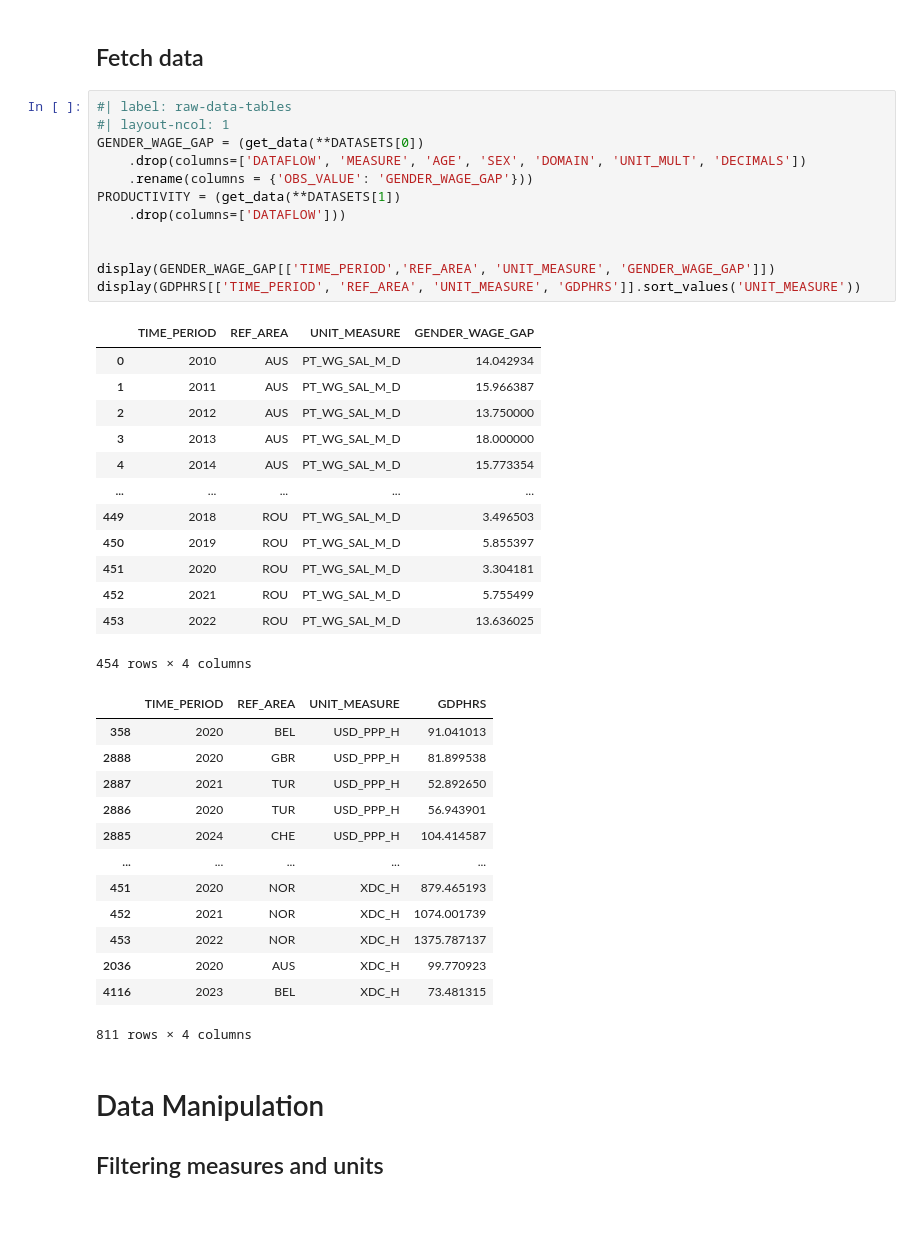
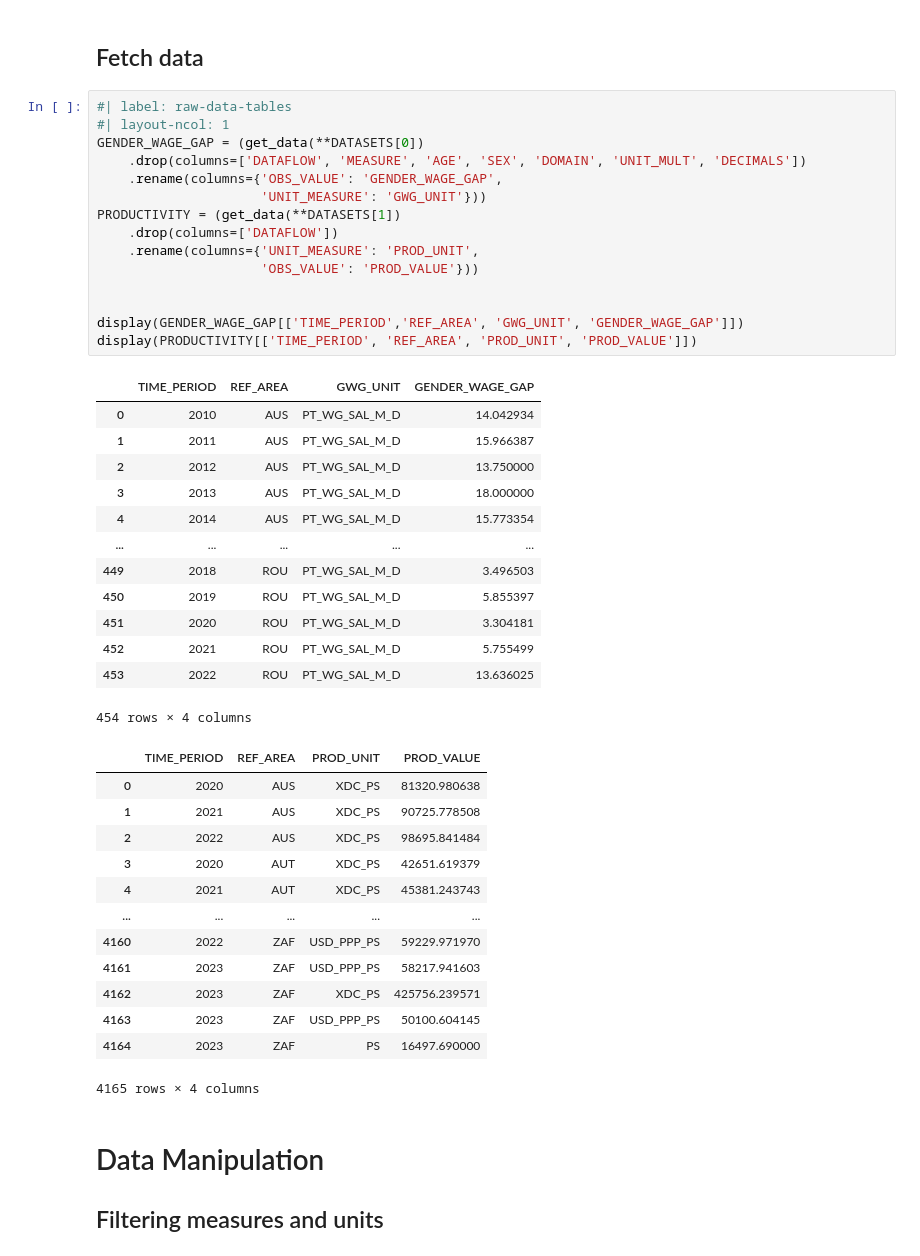
Before and after one commit to OsKaR31415/analyse_de_donnees_projet_1, a Jupyter notebook: report.ipynb, the cells around one changed output. Drawn from its saved outputs; the diff is of its cells as text; blank space fills up the shorter version.

```diff
--- a/report.ipynb
+++ b/report.ipynb
@@ -65,42 +66,45 @@ DATASETS = [
 # %%
 #| label: raw-data-tables
 #| layout-ncol: 1
 GENDER_WAGE_GAP = (get_data(**DATASETS[0])
     .drop(columns=['DATAFLOW', 'MEASURE', 'AGE', 'SEX', 'DOMAIN', 'UNIT_MULT', 'DECIMALS'])
-    .rename(columns = {'OBS_VALUE': 'GENDER_WAGE_GAP'}))
+    .rename(columns={'OBS_VALUE': 'GENDER_WAGE_GAP',
+                     'UNIT_MEASURE': 'GWG_UNIT'}))
 PRODUCTIVITY = (get_data(**DATASETS[1])
-    .drop(columns=['DATAFLOW']))
+    .drop(columns=['DATAFLOW'])
+    .rename(columns={'UNIT_MEASURE': 'PROD_UNIT',
+                     'OBS_VALUE': 'PROD_VALUE'}))
 
 
-display(GENDER_WAGE_GAP[['TIME_PERIOD','REF_AREA', 'UNIT_MEASURE', 'GENDER_WAGE_GAP']])
-display(GDPHRS[['TIME_PERIOD', 'REF_AREA', 'UNIT_MEASURE', 'GDPHRS']].sort_values('UNIT_MEASURE'))
+display(GENDER_WAGE_GAP[['TIME_PERIOD','REF_AREA', 'GWG_UNIT', 'GENDER_WAGE_GAP']])
+display(PRODUCTIVITY[['TIME_PERIOD', 'REF_AREA', 'PROD_UNIT', 'PROD_VALUE']])
 # %% [output]
-|  | TIME_PERIOD | REF_AREA | UNIT_MEASURE | GENDER_WAGE_GAP |
+|  | TIME_PERIOD | REF_AREA | GWG_UNIT | GENDER_WAGE_GAP |
 | 0 | 2010 | AUS | PT_WG_SAL_M_D | 14.042934 |
 | 1 | 2011 | AUS | PT_WG_SAL_M_D | 15.966387 |
 | 2 | 2012 | AUS | PT_WG_SAL_M_D | 13.750000 |
 | 3 | 2013 | AUS | PT_WG_SAL_M_D | 18.000000 |
 | 4 | 2014 | AUS | PT_WG_SAL_M_D | 15.773354 |
 | ... | ... | ... | ... | ... |
 | 449 | 2018 | ROU | PT_WG_SAL_M_D | 3.496503 |
 | 450 | 2019 | ROU | PT_WG_SAL_M_D | 5.855397 |
 | 451 | 2020 | ROU | PT_WG_SAL_M_D | 3.304181 |
 | 452 | 2021 | ROU | PT_WG_SAL_M_D | 5.755499 |
 | 453 | 2022 | ROU | PT_WG_SAL_M_D | 13.636025 |
 454 rows × 4 columns
-|  | TIME_PERIOD | REF_AREA | UNIT_MEASURE | GDPHRS |
-| 358 | 2020 | BEL | USD_PPP_H | 91.041013 |
-| 2888 | 2020 | GBR | USD_PPP_H | 81.899538 |
-| 2887 | 2021 | TUR | USD_PPP_H | 52.892650 |
-| 2886 | 2020 | TUR | USD_PPP_H | 56.943901 |
-| 2885 | 2024 | CHE | USD_PPP_H | 104.414587 |
+|  | TIME_PERIOD | REF_AREA | PROD_UNIT | PROD_VALUE |
+| 0 | 2020 | AUS | XDC_PS | 81320.980638 |
+| 1 | 2021 | AUS | XDC_PS | 90725.778508 |
+| 2 | 2022 | AUS | XDC_PS | 98695.841484 |
+| 3 | 2020 | AUT | XDC_PS | 42651.619379 |
+| 4 | 2021 | AUT | XDC_PS | 45381.243743 |
 | ... | ... | ... | ... | ... |
-| 451 | 2020 | NOR | XDC_H | 879.465193 |
-| 452 | 2021 | NOR | XDC_H | 1074.001739 |
-| 453 | 2022 | NOR | XDC_H | 1375.787137 |
-| 2036 | 2020 | AUS | XDC_H | 99.770923 |
-| 4116 | 2023 | BEL | XDC_H | 73.481315 |
+| 4160 | 2022 | ZAF | USD_PPP_PS | 59229.971970 |
+| 4161 | 2023 | ZAF | USD_PPP_PS | 58217.941603 |
+| 4162 | 2023 | ZAF | XDC_PS | 425756.239571 |
+| 4163 | 2023 | ZAF | USD_PPP_PS | 50100.604145 |
+| 4164 | 2023 | ZAF | PS | 16497.690000 |
-811 rows × 4 columns
+4165 rows × 4 columns
 # %% [markdown]
 # Data Manipulation
 ## Filtering measures and units
```
Also changed, not shown: parts of 11 cells of this notebook.
